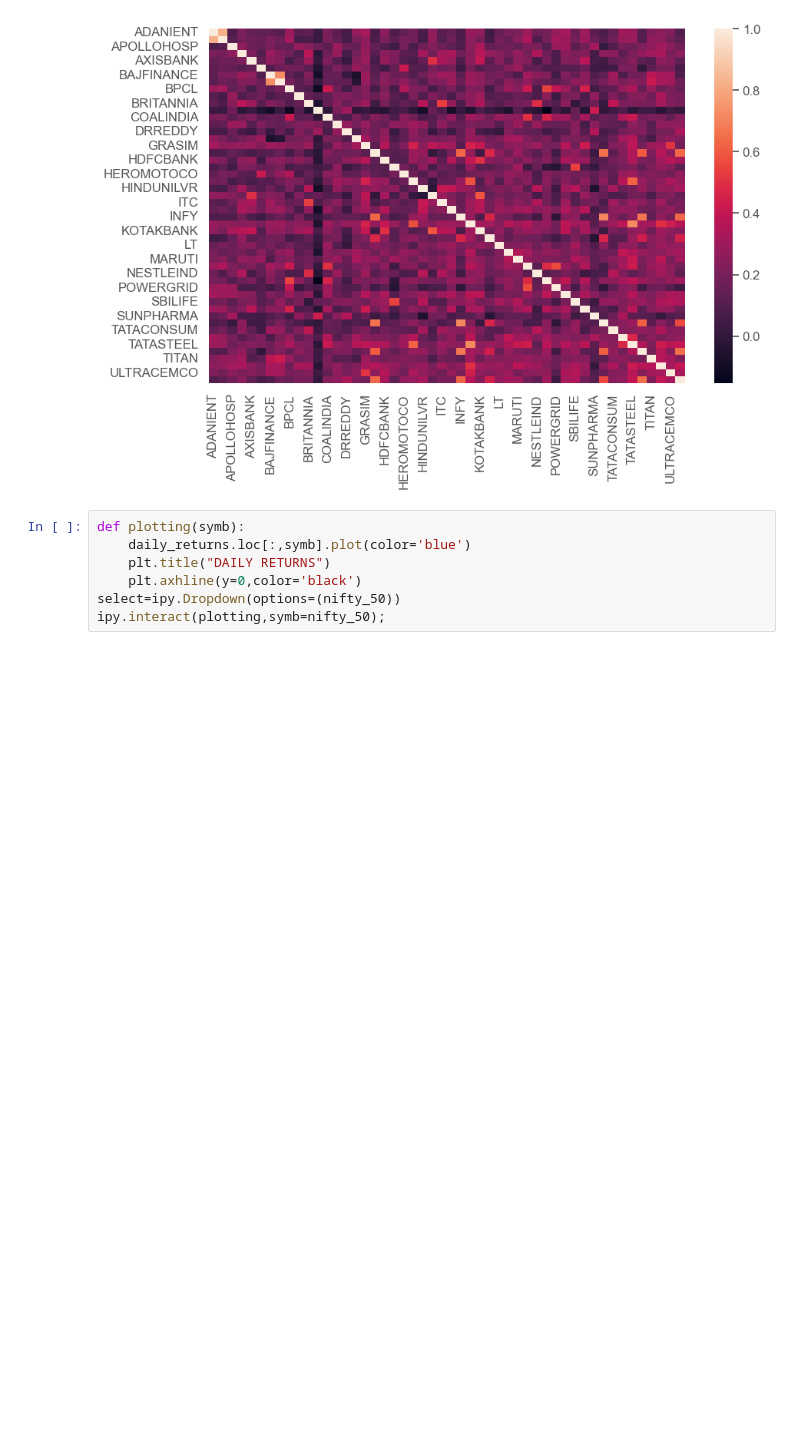
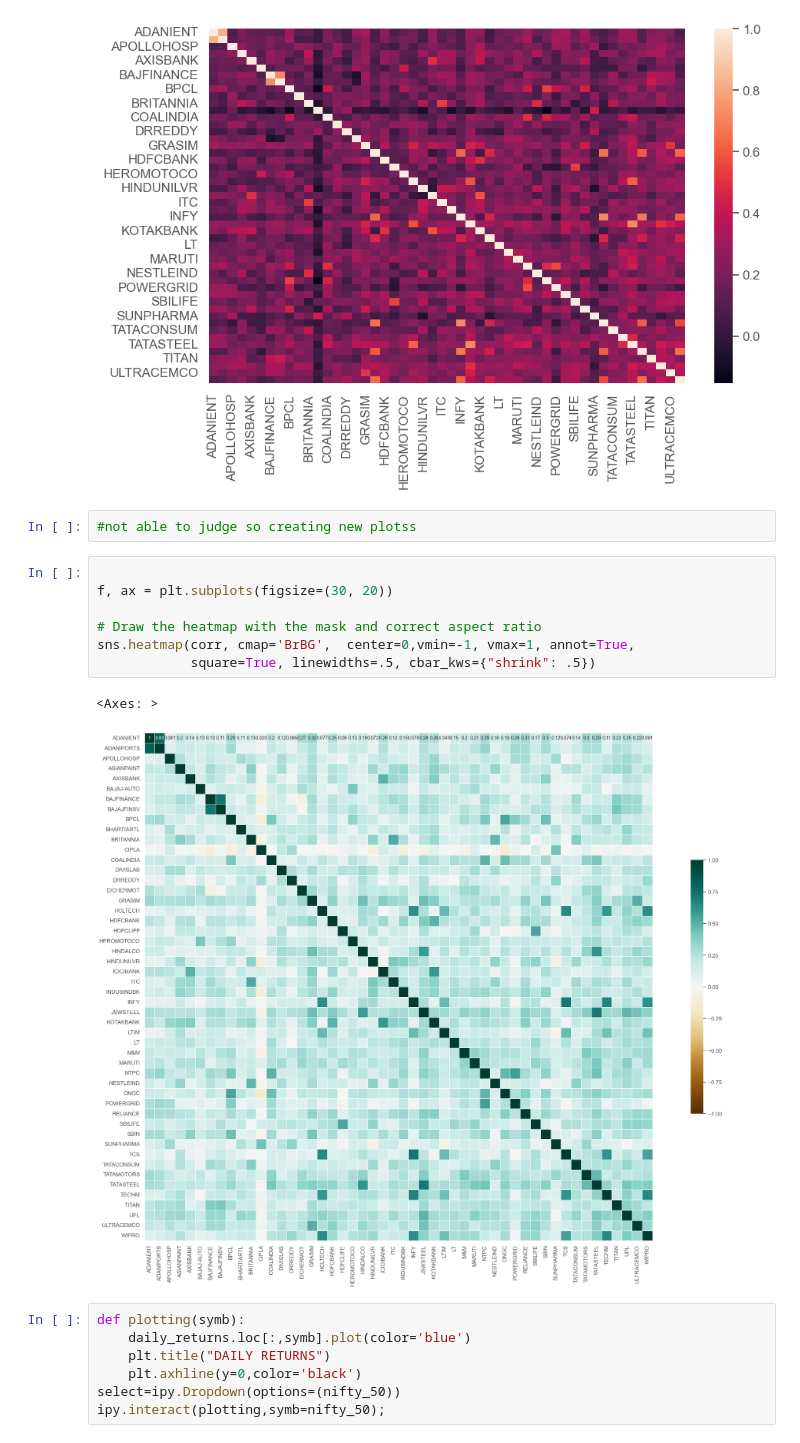
Before and after one commit to Ayush-sacri/Stock-Analysis, a Jupyter notebook: Stock-Analysis.ipynb, the cells around one changed output. Drawn from its saved outputs; the diff is of its cells as text; blank space fills up the shorter version.

Commit message:
Heatmap improvement

```diff
--- a/Stock-Analysis.ipynb
+++ b/Stock-Analysis.ipynb
@@ -167,6 +167,18 @@ sns.heatmap(corr)
 # %% [output]
 <Axes: >
 [figure]
+# %%
+#not able to judge so creating new plotss
+# %%
+
+f, ax = plt.subplots(figsize=(30, 20))
+
+# Draw the heatmap with the mask and correct aspect ratio
+sns.heatmap(corr, cmap='BrBG',  center=0,vmin=-1, vmax=1, annot=True,
+            square=True, linewidths=.5, cbar_kws={"shrink": .5})
+# %% [output]
+<Axes: >
+[figure, added]
 # %%
 def plotting(symb):
     daily_returns.loc[:,symb].plot(color='blue')
```
